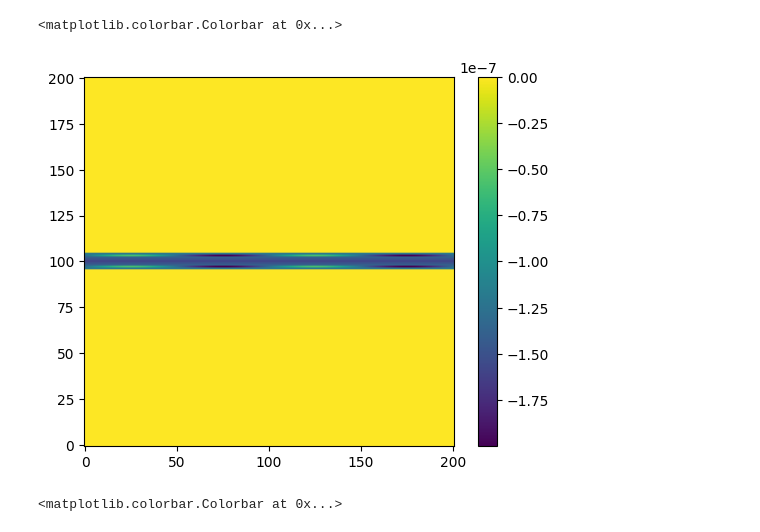
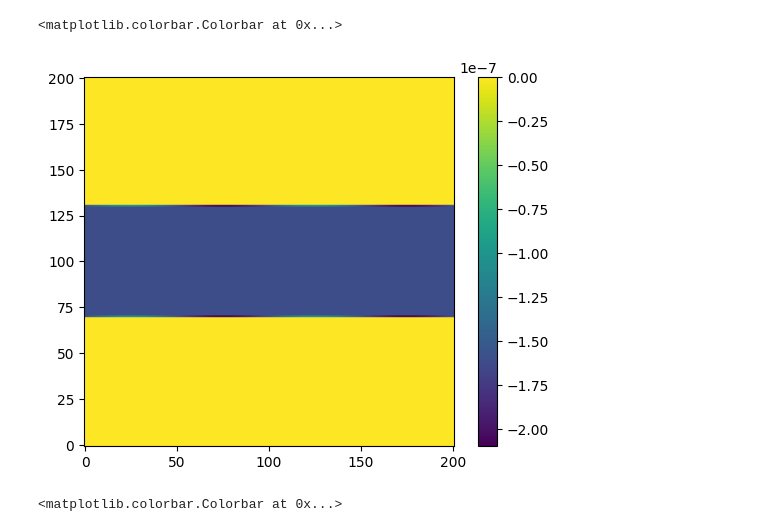
Before and after one commit to daisyabcxyz/Capstone-2025-2026, a Jupyter notebook: newest.ipynb, the cells around one changed output. Saved outputs shown, nothing was run; the diff lists cells and outputs as text; code cells hidden in the pictures.

```diff
--- a/newest.ipynb
+++ b/newest.ipynb
@@ -128,25 +133,21 @@ def solve_continuity(rho, vx, vy, dt):
     return rho
 # %%
 #initial charge density (Daisy)
+#slab of electrons in the middle (conductor top and bottom: grounded)
+
 rho = np.zeros([nx+1,ny+1],float)
-rho[100,:]= -1e12* (1.6e-19)
-for i in range (101,105):
-    for j in range (ny+1):
-        rho[i,j] = rho[i-1,j]+1e-8
+rho[70:131,:]= -1e12* (1.6e-19)
 
-for i in range (99,95,-1):
-    for j in range (ny+1):
-        rho[i,j]= rho[i+1,j]+1e-8
+# small surface perturbations to initial charge density
+rho[130,:] += 0.5e-7 *np.sin(0.0628*x)
+rho[70,:] += 0.5e-7 *np.sin(0.0628*x)
 
-
-rho[103,:] += 0.7e-7 *np.sin(0.0628*x)
-rho[97,:] += 0.7e-7 *np.sin(0.0628*x)
 
 plt.imshow(rho, origin = 'lower')
 plt.colorbar()
 # %% [output]
 <matplotlib.colorbar.Colorbar at 0x...>
-[figure, old version]
+[figure, new version]
 # %%
 #initial charge density (Subin)
 rho = np.zeros([nx+1,ny+1],float)
```
Also changed, not shown: parts of 7 cells of this notebook.
